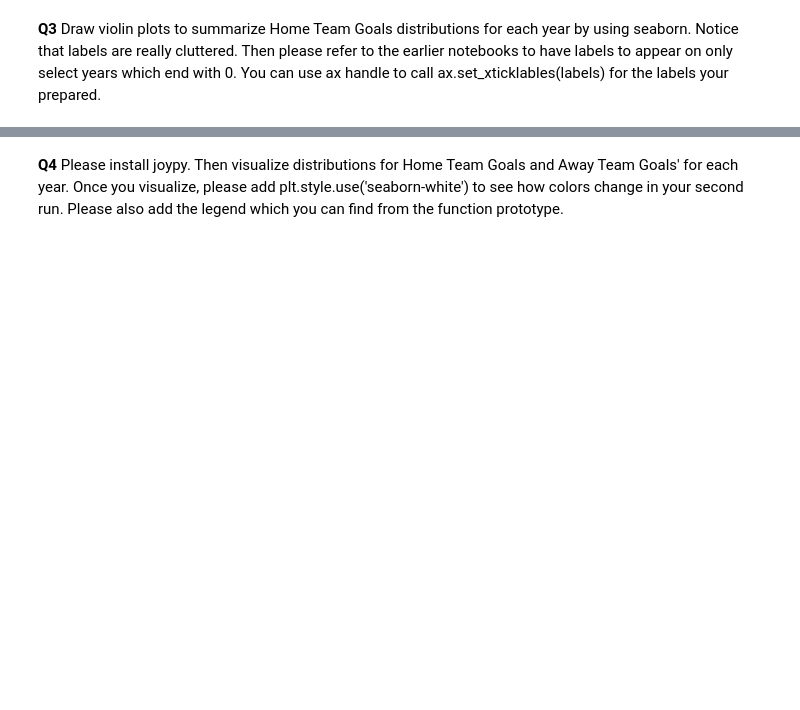
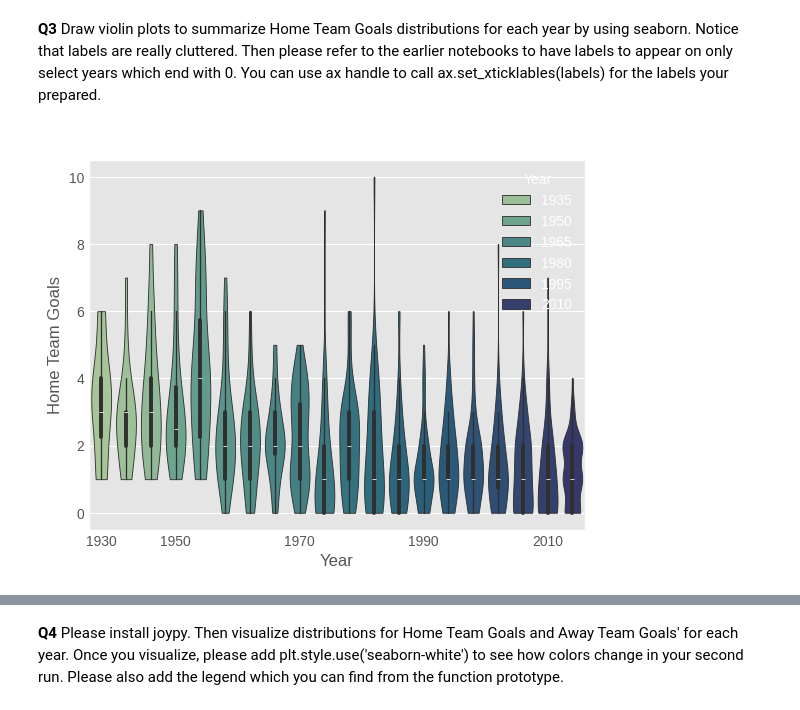
Before and after one commit to RG-schoolacc/School, a Jupyter notebook: Gartley_HW3.ipynb, the cells around one changed output, grey strips where cells are left out. Drawn from its saved outputs; the diff is of its cells as text; code cells hidden in the pictures; blank space fills up the shorter version.

```diff
--- a/Gartley_HW3.ipynb
+++ b/Gartley_HW3.ipynb
@@ -25,2 +34,13 @@ import seaborn as sns
 # %% [markdown]
 **Q3** Draw violin plots to summarize Home Team Goals distributions for each year by using seaborn. Notice that labels are really cluttered. Then please refer to the earlier notebooks to have labels to appear on only select years which end with 0. You can use ax handle to call ax.set_xticklables(labels) for the labels your prepared.
+# %%
+Worldcup['Year'] = Worldcup['Year'].astype(int)
+ax = sns.violinplot(data=Worldcup, x='Year', y='Home Team Goals',hue="Year",palette="crest",cut=0)#had -2 for goals -impossible
+years = sorted(Worldcup['Year'].unique())
+labels = [str(year) if year % 10 == 0 else "" for year in years]
+ax.set_xticks(range(len(years)))
+ax.set_xticklabels(labels)
+plt.title('Distribution of Home Team Goals per Year')
+plt.show()
+# %% [output]
+[figure, added]
```
Also changed, not shown: parts of 16 cells of this notebook.
